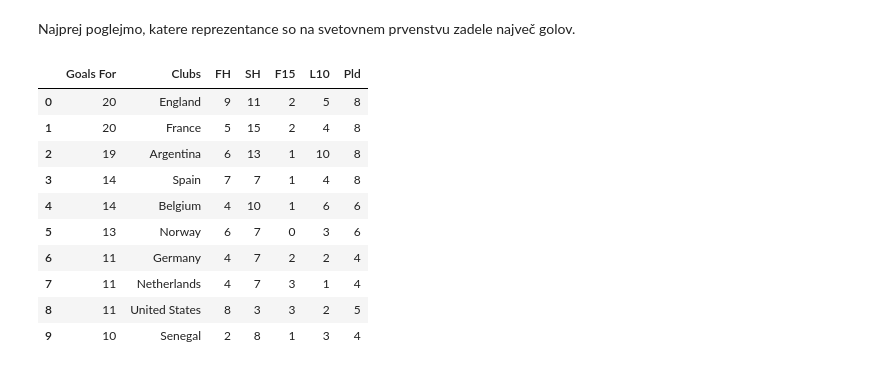
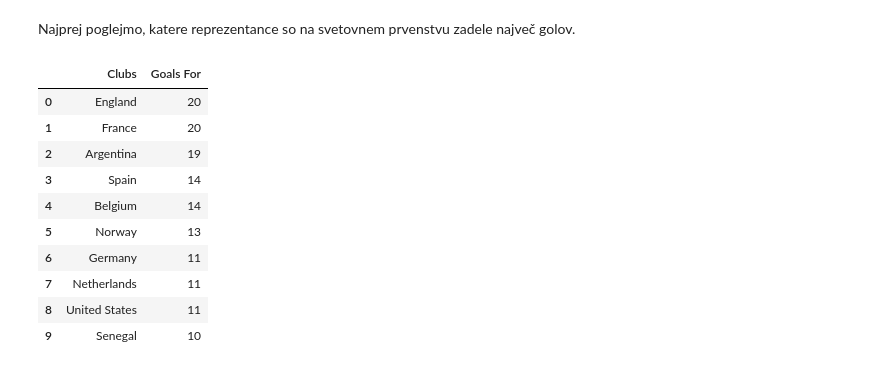
Before and after one commit to zalakmetic/UVP_projektna_naloga, a Jupyter notebook: analiza.ipynb, the cells around one changed output. Cells and saved outputs as stored; diff of their text form; code cells hidden in the pictures.

```diff
--- a/analiza.ipynb
+++ b/analiza.ipynb
@@ -104,17 +104,17 @@ goal_types
 # %% [markdown]
 Najprej poglejmo, katere reprezentance so na svetovnem prvenstvu zadele največ golov.
 # %%
-najvec_golov = goals_for.head(10)
+najvec_golov = goals_for[["Clubs", "Goals For"]].head(10)
 najvec_golov
 # %% [output]
-|  | Goals For | Clubs | FH | SH | F15 | L10 | Pld |
-| 0 | 20 | England | 9 | 11 | 2 | 5 | 8 |
-| 1 | 20 | France | 5 | 15 | 2 | 4 | 8 |
-| 2 | 19 | Argentina | 6 | 13 | 1 | 10 | 8 |
-| 3 | 14 | Spain | 7 | 7 | 1 | 4 | 8 |
-| 4 | 14 | Belgium | 4 | 10 | 1 | 6 | 6 |
-| 5 | 13 | Norway | 6 | 7 | 0 | 3 | 6 |
-| 6 | 11 | Germany | 4 | 7 | 2 | 2 | 4 |
-| 7 | 11 | Netherlands | 4 | 7 | 3 | 1 | 4 |
-| 8 | 11 | United States | 8 | 3 | 3 | 2 | 5 |
-| 9 | 10 | Senegal | 2 | 8 | 1 | 3 | 4 |
+|  | Clubs | Goals For |
+| 0 | England | 20 |
+| 1 | France | 20 |
+| 2 | Argentina | 19 |
+| 3 | Spain | 14 |
+| 4 | Belgium | 14 |
+| 5 | Norway | 13 |
+| 6 | Germany | 11 |
+| 7 | Netherlands | 11 |
+| 8 | United States | 11 |
+| 9 | Senegal | 10 |
```
Also changed, not shown: parts of 8 cells of this notebook.
